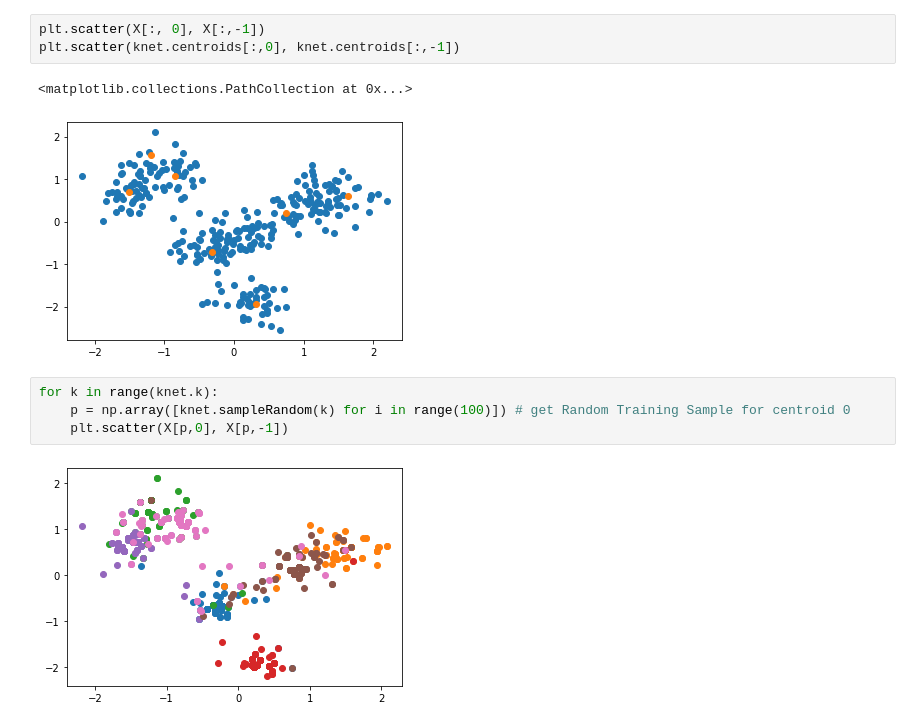
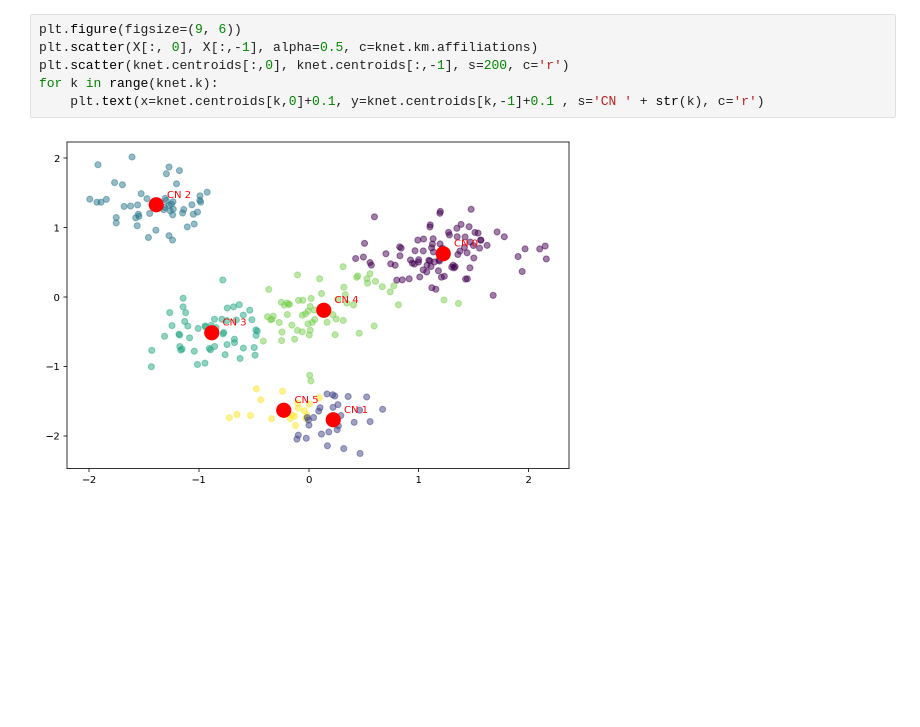
Before and after one commit to LuanAdemi/GroceryListPredictor, a Jupyter notebook: precommender/KNetworks.ipynb, the cells around one changed output. Cells and saved outputs as stored; diff of their text form; blank space fills up the shorter version.

```diff
--- a/precommender/KNetworks.ipynb
+++ b/precommender/KNetworks.ipynb
@@ -23,12 +22,8 @@ knet.k
-# %%
-plt.scatter(X[:, 0], X[:,-1])
-plt.scatter(knet.centroids[:,0], knet.centroids[:,-1])
-# %% [output]
-<matplotlib.collections.PathCollection at 0x...>
-[figure, removed]
-# %%
-for k in range(knet.k):
-    p = np.array([knet.sampleRandom(k) for i in range(100)]) # get Random Training Sample for centroid 0
-    plt.scatter(X[p,0], X[p,-1])
-# %% [output]
-[figure, removed]
+# %%
+plt.figure(figsize=(9, 6))
+plt.scatter(X[:, 0], X[:,-1], alpha=0.5, c=knet.km.affiliations)
+plt.scatter(knet.centroids[:,0], knet.centroids[:,-1], s=200, c='r')
+for k in range(knet.k):
+    plt.text(x=knet.centroids[k,0]+0.1, y=knet.centroids[k,-1]+0.1 , s='CN ' + str(k), c='r')
+# %% [output]
+[figure, added]
```
Also changed, not shown: parts of 5 cells of this notebook, 2 other files.
